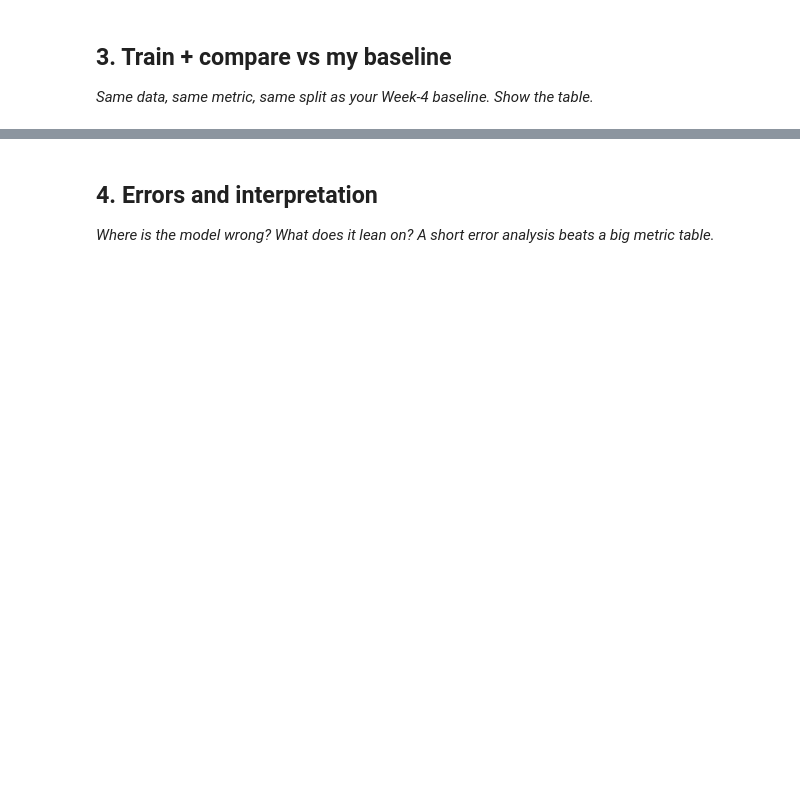
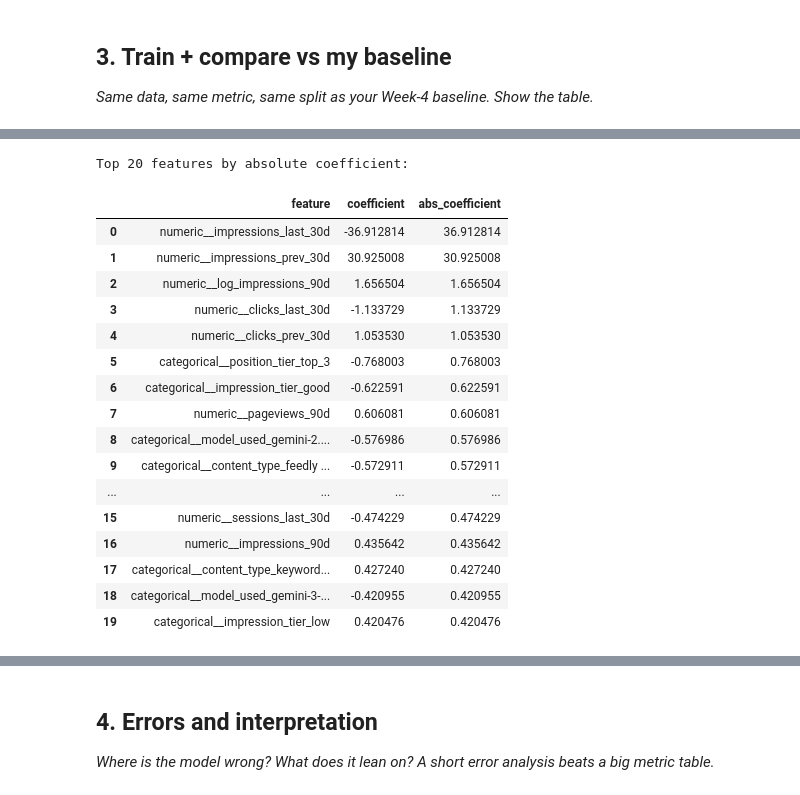
Before and after one commit to Ishwarsolanki-004/ML-internship-with-flyrank-ai, a Jupyter notebook: work/notebooks/w05_model.ipynb, the cells around one changed output, grey strips where cells are left out. Cells and saved outputs as stored; diff of their text form; code cells hidden in the pictures; blank space fills up the shorter version.

```diff
--- a/work/notebooks/w05_model.ipynb
+++ b/work/notebooks/w05_model.ipynb
@@ -22,0 +47,16 @@ This skeleton is yours to fill. Work the sections **in order** — each one has
+# %%
+import pandas as pd
+import numpy as np
+
+from sklearn.model_selection import train_test_split
+
+RANDOM_STATE = 42
+
+# Prepared feature dataset from the FlyRank starter repo
+DATA_PATH = "../../data/processed/refresh_feature_vector.csv"
+
+df = pd.read_csv(DATA_PATH)
+
+print("Rows:", len(df))
+print("Clients:", df["client_id"].nunique())
+print("Columns:", df.shape[1])
@@ -29,0 +356,50 @@ This skeleton is yours to fill. Work the sections **in order** — each one has
+# %%
+# ==========================================
+# LOGISTIC REGRESSION FEATURE INSPECTION
+# ==========================================
+
+# Get transformed feature names
+fitted_preprocessor = logistic_model.named_steps["preprocessor"]
+
+feature_names = fitted_preprocessor.get_feature_names_out()
+
+# Get logistic coefficients
+logistic_estimator = logistic_model.named_steps["model"]
+
+coefficients = logistic_estimator.coef_[0]
+
+feature_importance = pd.DataFrame({
+    "feature": feature_names,
+    "coefficient": coefficients,
+    "abs_coefficient": np.abs(coefficients)
+})
+
+feature_importance = feature_importance.sort_values(
+    "abs_coefficient",
+    ascending=False
+).reset_index(drop=True)
+
+print("Top 20 features by absolute coefficient:")
+
+display(
+    feature_importance.head(20)
+)
+# %% [output]
+Top 20 features by absolute coefficient:
+|  | feature | coefficient | abs_coefficient |
+| 0 | numeric__impressions_last_30d | -36.912814 | 36.912814 |
+| 1 | numeric__impressions_prev_30d | 30.925008 | 30.925008 |
+| 2 | numeric__log_impressions_90d | 1.656504 | 1.656504 |
+| 3 | numeric__clicks_last_30d | -1.133729 | 1.133729 |
+| 4 | numeric__clicks_prev_30d | 1.053530 | 1.053530 |
+| 5 | categorical__position_tier_top_3 | -0.768003 | 0.768003 |
+| 6 | categorical__impression_tier_good | -0.622591 | 0.622591 |
+| 7 | numeric__pageviews_90d | 0.606081 | 0.606081 |
+| 8 | categorical__model_used_gemini-2.... | -0.576986 | 0.576986 |
+| 9 | categorical__content_type_feedly ... | -0.572911 | 0.572911 |
+| ... | ... | ... | ... |
+| 15 | numeric__sessions_last_30d | -0.474229 | 0.474229 |
+| 16 | numeric__impressions_90d | 0.435642 | 0.435642 |
+| 17 | categorical__content_type_keyword... | 0.427240 | 0.427240 |
+| 18 | categorical__model_used_gemini-3-... | -0.420955 | 0.420955 |
+| 19 | categorical__impression_tier_low | 0.420476 | 0.420476 |
```
Also changed, not shown: parts of 37 cells of this notebook.
